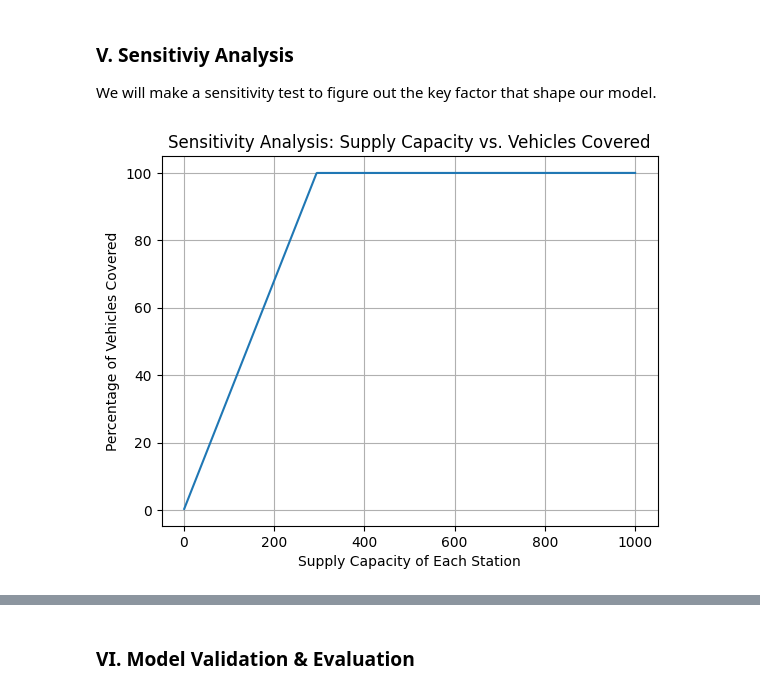
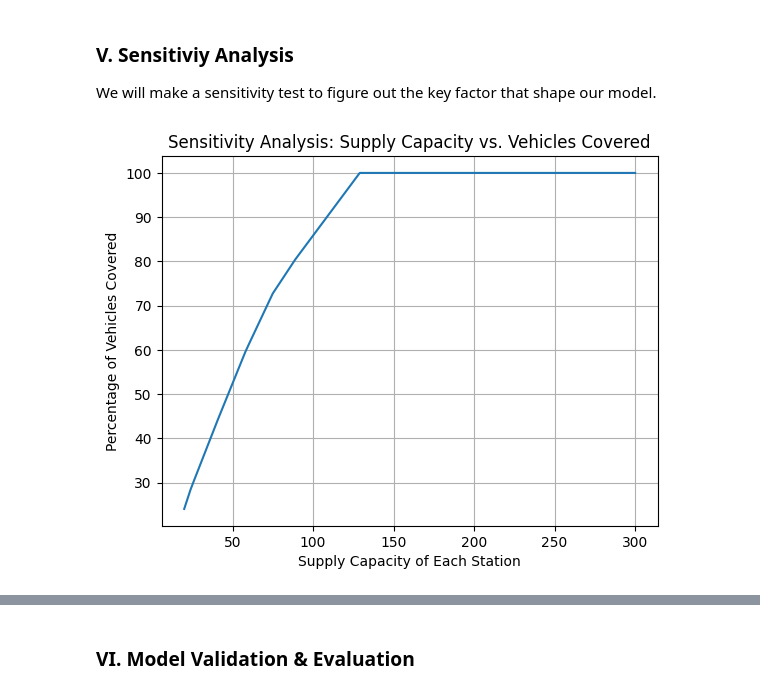
Before and after one commit to lqminhhh/Charging-Location-Optimization, a Jupyter notebook: Final.ipynb, the cells around one changed output, grey strips where cells are left out. Drawn from its saved outputs; the diff is of its cells as text; code cells hidden in the pictures.

```diff
--- a/Final.ipynb
+++ b/Final.ipynb
@@ -131,13 +131,13 @@ Given the grid locations converted from zip code coordinates, we want to identif
 # %%
 # Select candidate grid locations within the specified range
-candidate_grid_locations = {idx: (i, j) for idx, (i, j) in enumerate([(i, j) for i in range(2, 14) for j in range(-6, 13)])}
+candidate_grid_locations = {idx: (i, j) for idx, (i, j) in enumerate([(i, j) for i in np.round(np.arange(2, 13.2, 0.5), 10) for j in np.round(np.arange(-6, 12.2, 0.5), 10)])}
 
 # Plot grid locations
 plt.figure(figsize=(10, 8))
 
 # Plot candidate locations (red points)
 for candidate, (lon_idx, lat_idx) in candidate_grid_locations.items():
-    plt.plot(lon_idx, lat_idx, 'rs', markersize = 8)
+    plt.plot(lon_idx, lat_idx, 'rs', markersize = 4)
 
 for zipcode, (lon_idx, lat_idx) in grid_locations.items():
     plt.plot(lon_idx, lat_idx, 'b*', markersize = 10)
@@ -621,10 +443,0 @@ distances = {(c, f): distance(grid_locations[c], candidate_grid_locations[f]) fo
-# %%
-threshold = 2.0 # set the threshold to be 2.0
-distances_filtered = maximum_dist_thres(threshold)
-
-# restrict the distance to be within a certain threshold and store it into a new set
-ck = []
-cand = {}
-for i, j in distances_filtered.keys():
-    ck.append((i, j))
-    cand[j] = candidate_grid_locations[j]
@@ -895,18 +443,0 @@ plt.show()
-# %%
-result_table2 = []
-for (i, j) in ck:
-    if round(X_var[(i,j)].X, 2) > 0:
-        result_table2.append((int(i), j, round(N[i, j].x),round(X_var[(i,j)].X, 4)*100, int(n[i] * X_var[(i,j)].X), distances[(i, j)]))
-
-result_table2 = pd.DataFrame(result_table2)
-result_table2.columns = ["Postal Codes", "Station", "Number of chargers", "Percentage coverage", "Number of cars", "Distances"]
-
-grouped_df = result_table2.groupby('Station').agg({
-    'Number of chargers': 'sum',
-    'Percentage coverage': 'sum',
-    'Number of cars': 'sum'
-}).reset_index()
-grouped_df.sort_values(by="Number of chargers", ascending=False).head(20)
-
-# result_table2 = result_table2.sort_values(by="Station", ascending=True)
-# result_table2
@@ -937,7 +450,7 @@ We will make a sensitivity test to figure out the key factor that shape our mode
 coverage_values = []
 
 # Define a range of supply capacities for each station
-supply_capacity_range = range(1, 1001)  # Capacity power varies from 1 to 1000
+supply_capacity_range = range(20, 301)  # Capacity power varies from 1 to 1000
 
 # Data
 n = postal_code_counts.set_index('Postal Code')['Count'].to_dict()
@@ -946,39 +459,39 @@ for supply_capacity in supply_capacity_range:
     # Model creation
     model2 = gp.Model("Station Cover")
     model2.Params.LogToConsole = 0  # Suppress noisy output
 
     # Variables
     C2 = model2.addVars(cand.keys(), vtype=GRB.BINARY, name="c")
     X_var2 = model2.addVars(ck, lb=0.0, ub=1.0, vtype=GRB.CONTINUOUS, name="x")
-
+    N2 =  model2.addVars(cand.keys(), vtype = GRB.INTEGER, lb = 0, ub = supply_capacity,  name = "N")
     # Objective
     model2.setObjective(gp.quicksum(X_var2[i, j] * n[i] for i, j in ck), GRB.MAXIMIZE)
 
-    # Constraints
+
     model2.addConstrs(gp.quicksum(X_var2[i, j] for j in cand.keys() if (i, j) in ck) <= 1 for i in grid_locations.keys())
-    model2.addConstrs(gp.quicksum(n[i] * X_var2[i, j] for i in grid_locations.keys() if (i, j) in ck) <= supply_capacity for j in cand.keys())
-    model2.addConstr(gp.quicksum(C2[j] for j in cand.keys()) <= 100)
+    model2.addConstrs(gp.quicksum(n[i] * X_var2[i, j] for i in grid_locations.keys() if (i, j) in ck) == N2[j] for j in cand.keys())
+    model2.addConstr(gp.quicksum(C2[j] for j in cand.keys()) <= 450)
     model2.addConstrs(X_var2[i, j] <= C2[j] for i, j in ck)
-
+    model2.addConstrs(N2[j] >= 20 * C2[j] for j in cand.keys())
     # Optimize model
     model2.optimize()
 
     # Store the objective value
     if model2.status == GRB.OPTIMAL:
         # Compute the percentage of vehicles that the optimal solution can cover
         coverage_values.append(model2.ObjVal/len(df_seattle)*100)
     else:
         coverage_values.append(0)  # If no optimal solution found, store 0
 
 # Plot the sensitivity analysis results
 plt.plot(supply_capacity_range, coverage_values)
 plt.xlabel('Supply Capacity of Each Station')
 plt.ylabel('Percentage of Vehicles Covered')
 plt.title('Sensitivity Analysis: Supply Capacity vs. Vehicles Covered')
 plt.grid(True)
 plt.show()
 # %% [output]
-[figure, old version]
+[figure, new version]
 # %%
 # List to store the objective values for different supply capacities
 coverage_values = []
```
Also changed, not shown: parts of 36 cells of this notebook.
